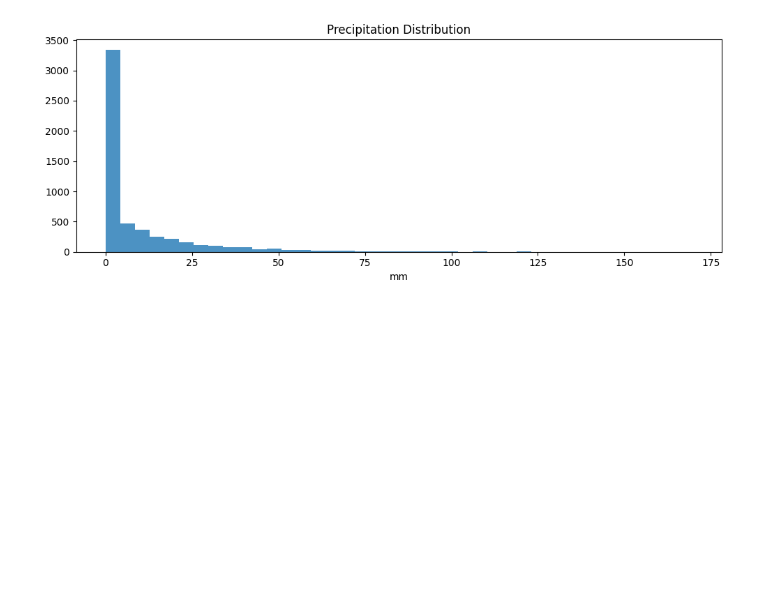
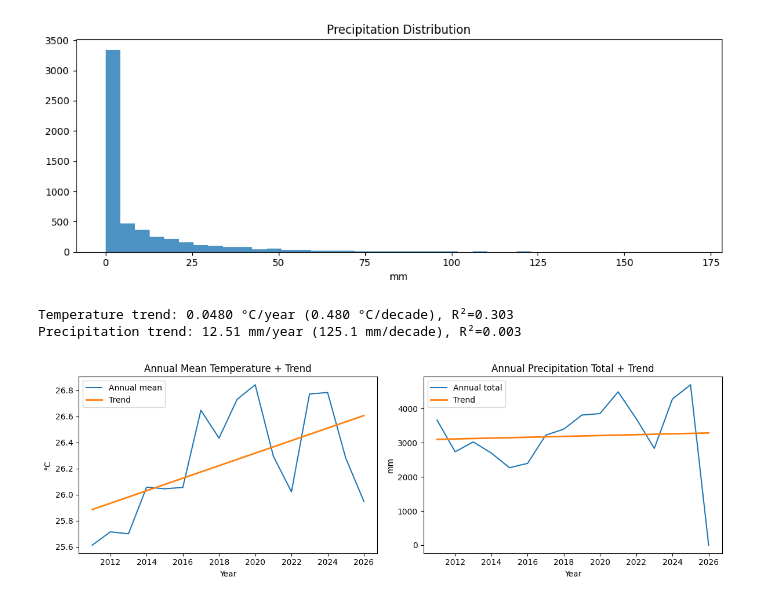
Before and after one commit to sooryas1233213/Cryptonite-RTP-Soorya, a Jupyter notebook: task phase 5/Climate_Analysis_EDA.ipynb, the cells around one changed output. Saved outputs shown, nothing was run; the diff lists cells and outputs as text; code cells hidden in the pictures; blank space fills up the shorter version.

```diff
--- a/task phase 5/Climate_Analysis_EDA.ipynb
+++ b/task phase 5/Climate_Analysis_EDA.ipynb
@@ -101,3 +95,60 @@ plt.show()
 [figure]
 [figure]
 [figure]
+# %%
+# Simple climate trend quantification (yearly aggregates + linear fit)
+trend_df = df.copy()
+trend_df["year"] = trend_df["time"].dt.year
+
+yearly = (
+    trend_df.groupby("year")
+    .agg(
+        temp_mean=("temperature_2m_mean (°C)", "mean"),
+        precip_total=("precipitation_sum (mm)", "sum"),
+    )
+    .reset_index()
+)
+
+def fit_trend(x, y):
+    slope, intercept = np.polyfit(x, y, 1)
+    y_pred = slope * x + intercept
+    ss_res = np.sum((y - y_pred) ** 2)
+    ss_tot = np.sum((y - np.mean(y)) ** 2)
+    r2 = 1 - ss_res / ss_tot if ss_tot != 0 else np.nan
+    return slope, intercept, r2, y_pred
+
+x = yearly["year"].values
+
+t_slope, t_intercept, t_r2, t_pred = fit_trend(x, yearly["temp_mean"].values)
+p_slope, p_intercept, p_r2, p_pred = fit_trend(x, yearly["precip_total"].values)
+
+print(
+    f"Temperature trend: {t_slope:.4f} °C/year "
+    f"({t_slope * 10:.3f} °C/decade), R²={t_r2:.3f}"
+)
+print(
+    f"Precipitation trend: {p_slope:.2f} mm/year "
+    f"({p_slope * 10:.1f} mm/decade), R²={p_r2:.3f}"
+)
+
+fig, axes = plt.subplots(1, 2, figsize=(12, 4))
+axes[0].plot(yearly["year"], yearly["temp_mean"], label="Annual mean")
+axes[0].plot(yearly["year"], t_pred, label="Trend", linewidth=2)
+axes[0].set_title("Annual Mean Temperature + Trend")
+axes[0].set_xlabel("Year")
+axes[0].set_ylabel("°C")
+axes[0].legend()
+
+axes[1].plot(yearly["year"], yearly["precip_total"], label="Annual total")
+axes[1].plot(yearly["year"], p_pred, label="Trend", linewidth=2)
+axes[1].set_title("Annual Precipitation Total + Trend")
+axes[1].set_xlabel("Year")
+axes[1].set_ylabel("mm")
+axes[1].legend()
+
+plt.tight_layout()
+plt.show()
+# %% [output]
+Temperature trend: 0.0480 °C/year (0.480 °C/decade), R²=0.303
+Precipitation trend: 12.51 mm/year (125.1 mm/decade), R²=0.003
+[figure, added]
```
Also changed, not shown: parts of 2 cells of this notebook, 4 other files.
